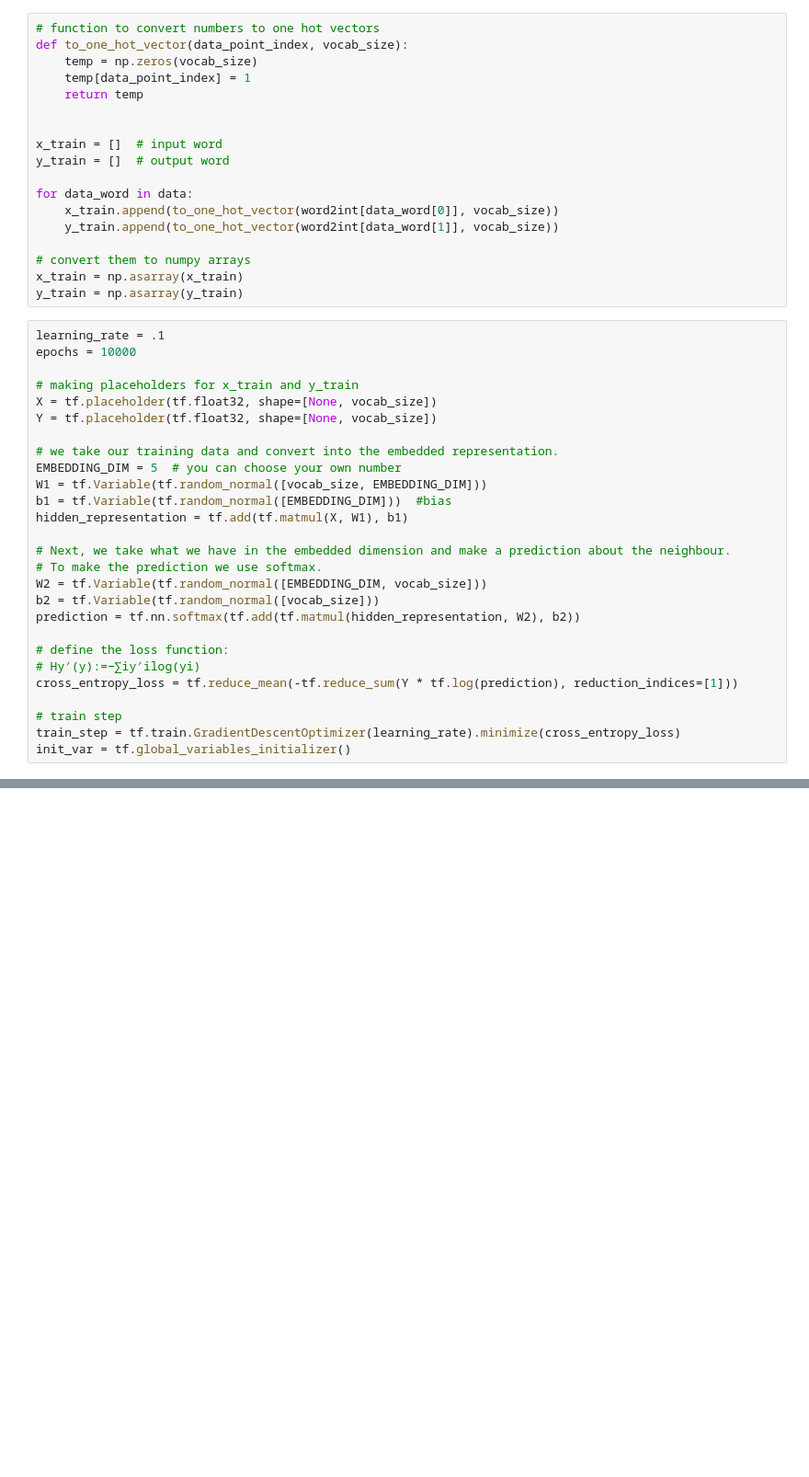
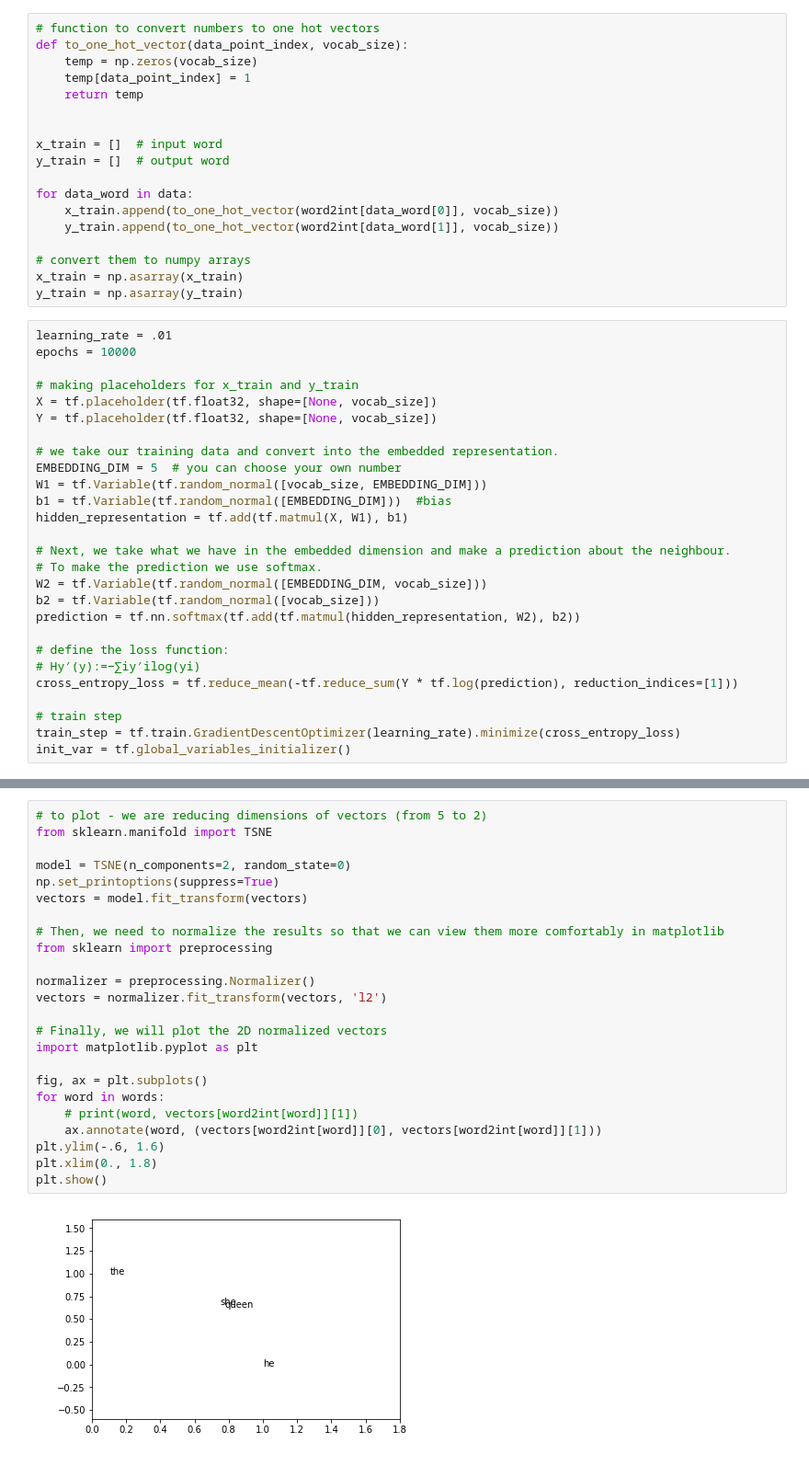
Before and after one commit to Audhil/MLCookbook, a Jupyter notebook: HandsOnTFLib/007_NLP/Word2Vec/Demo.ipynb, the cells around one changed output, grey strips where cells are left out. Shown: that part at 92% size. Saved outputs shown, nothing was run; the diff lists cells and outputs as text; blank space fills up the shorter version.

```diff
--- a/HandsOnTFLib/007_NLP/Word2Vec/Demo.ipynb
+++ b/HandsOnTFLib/007_NLP/Word2Vec/Demo.ipynb
@@ -83,7 +83,7 @@ for data_word in data:
 x_train = np.asarray(x_train)
 y_train = np.asarray(y_train)
 # %%
-learning_rate = .1
+learning_rate = .01
 epochs = 10000
 
 # making placeholders for x_train and y_train
@@ -134,0 +180,26 @@ with tf.Session() as sess:
+# %%
+# to plot - we are reducing dimensions of vectors (from 5 to 2)
+from sklearn.manifold import TSNE
+
+model = TSNE(n_components=2, random_state=0)
+np.set_printoptions(suppress=True)
+vectors = model.fit_transform(vectors)
+
+# Then, we need to normalize the results so that we can view them more comfortably in matplotlib
+from sklearn import preprocessing
+
+normalizer = preprocessing.Normalizer()
+vectors = normalizer.fit_transform(vectors, 'l2')
+
+# Finally, we will plot the 2D normalized vectors
+import matplotlib.pyplot as plt
+
+fig, ax = plt.subplots()
+for word in words:
+    # print(word, vectors[word2int[word]][1])
+    ax.annotate(word, (vectors[word2int[word]][0], vectors[word2int[word]][1]))
+plt.ylim(-.6, 1.6)
+plt.xlim(0., 1.8)
+plt.show()
+# %% [output]
+[figure, added]
```
Also changed, not shown: parts of 3 cells of this notebook.
